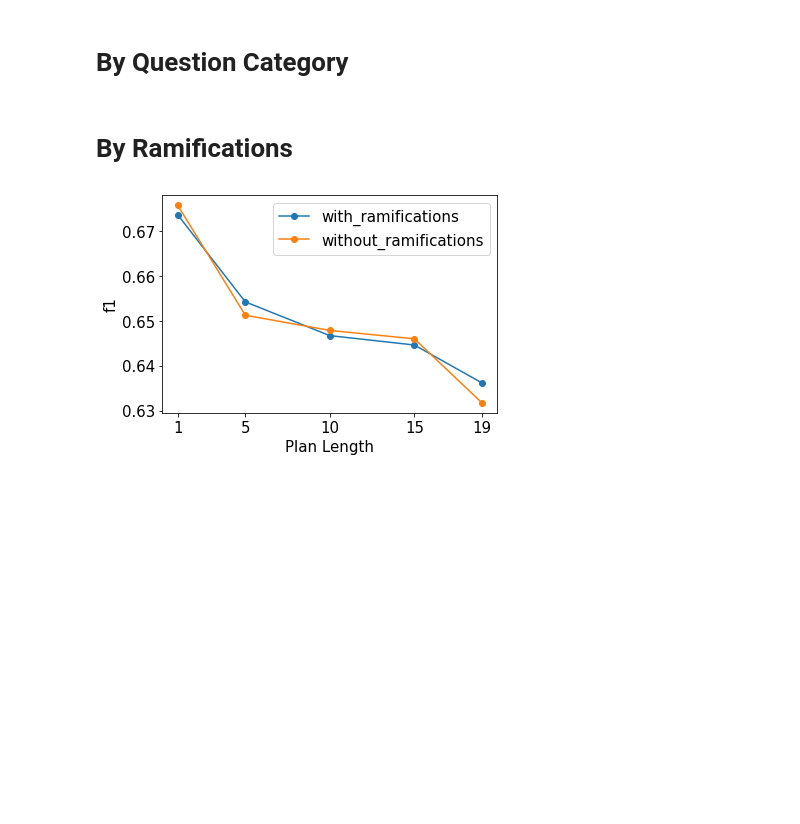
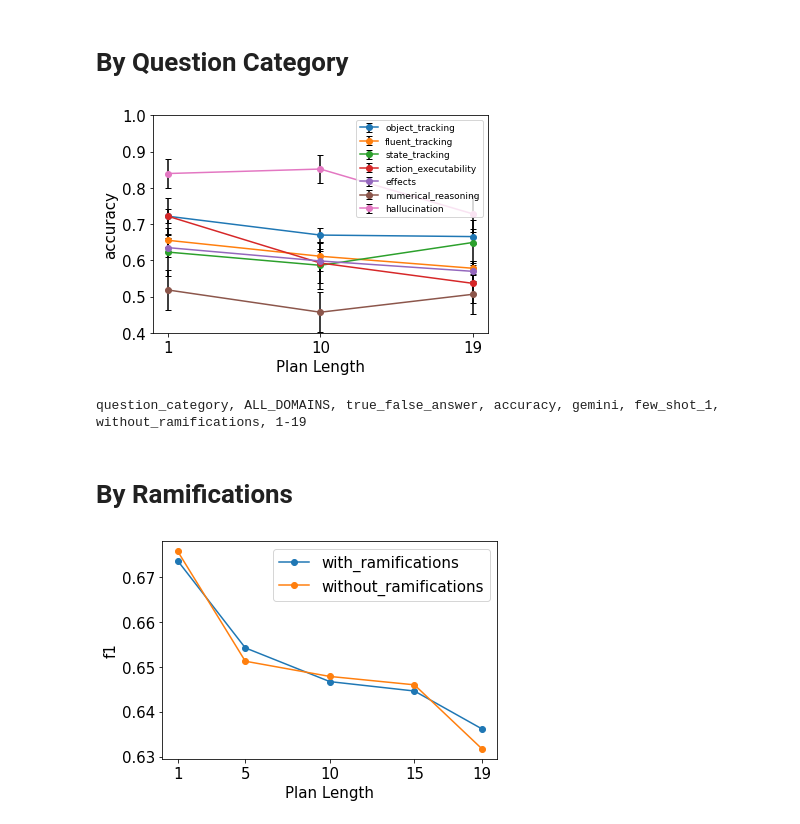
Before and after one commit to izuminka/reasoning_about_actions, a Jupyter notebook: src/analysis/plots/by_plan_length.ipynb, the cells around one changed output. Drawn from its saved outputs; the diff is of its cells as text; code cells hidden in the pictures; blank space fills up the shorter version.

```diff
--- a/src/analysis/plots/by_plan_length.ipynb
+++ b/src/analysis/plots/by_plan_length.ipynb
@@ -63,29 +75,38 @@ for domain_type, domain_ls in [(TRANSPORTATION_DOMAIN_KEY, TRANSPORTATION_DOMAIN
 # %%
 for domain in [ALL_DOMAINS_KEY]: #[TRANSPORTATION_DOMAIN_KEY, NON_TRANSPORTATION_DOMAIN_KEY]: #ALL_DOMAINS_KEY
     results_by_cat = defaultdict(list)
+    error_by_cat = defaultdict(list)
     for question_category in QUESTION_CATEGORIES[:-1]:#[:-2]:
-        for plan_length in PLAN_LENGTHS:
-            res = filter_single_selector(stats_all, plan_length, question_category, ramifications, model_name, prompt_type, domain, answer_type, subs)
-            results_by_cat[question_category].append(res)
+        for plan_length in plan_lengths:
+            res_obj = filter_single_selector(stats_all, plan_length, question_category, ramifications, model_name, prompt_type, domain, answer_type, subs)
+            results_by_cat[question_category].append(res_obj['result'])
+            error_by_cat[question_category].append(res_obj['result_other']['sem'])
 
     plt.figure()
-    plt.plot(PLAN_LENGTHS, [0.5 for _ in range(len(PLAN_LENGTHS))], linestyle='dashed', color='black')
+    # plt.plot(plan_lengths, [0.5 for _ in range(len(plan_lengths))], linestyle='dashed', color='black')
 
     for categoty, data in results_by_cat.items():
-        plt.plot(PLAN_LENGTHS, data, 'o-', label=categoty)
+        # plt.plot(plan_lengths, data, 'o-', label=categoty)
+        plt.errorbar(plan_lengths, data, yerr=error_by_cat[categoty], capsize=3, fmt="o-", label=categoty, ecolor = "black")
 
-    # plt.ylim([-0.1, 1.1])
-    plt.xticks(PLAN_LENGTHS)
+
+    plt.ylim([0.4, 1])
+    plt.xticks(plan_lengths)
     # plt.title(f'{domain} {model_name} {prompt_type} {ramifications}')
-    plt.legend(fontsize=15, loc=(1.04, 0))
+    plt.legend(fontsize=9)#, loc=(1.04, 0))
     plt.xticks(size=15)
     plt.xlabel('Plan Length', size=15)
     plt.yticks(size=15)
     plt.ylabel(score_key, size=15)
 
-    save_path = os.path.join(save_dir, f'question_category.{domain}.{answer_type}.{score_key}.{model_name}.{prompt_type}.{ramifications}.1-19.pdf')
+    file_name = f'question_category.{domain}.{answer_type}.{score_key}.{model_name}.{prompt_type}.{ramifications}.1-19'
+    save_path = os.path.join(save_dir, f'{file_name}.pdf')
     plt.savefig(save_path, transparent=True, format="pdf", bbox_inches='tight')
     plt.show()
+    print(file_name.replace('.', ', '))
+# %% [output]
+[figure, added]
+question_category, ALL_DOMAINS, true_false_answer, accuracy, gemini, few_shot_1, without_ramifications, 1-19
 # %% [markdown]
 # By Ramifications
 # %%
```
Also changed, not shown: parts of 4 cells of this notebook, 5 other files.
